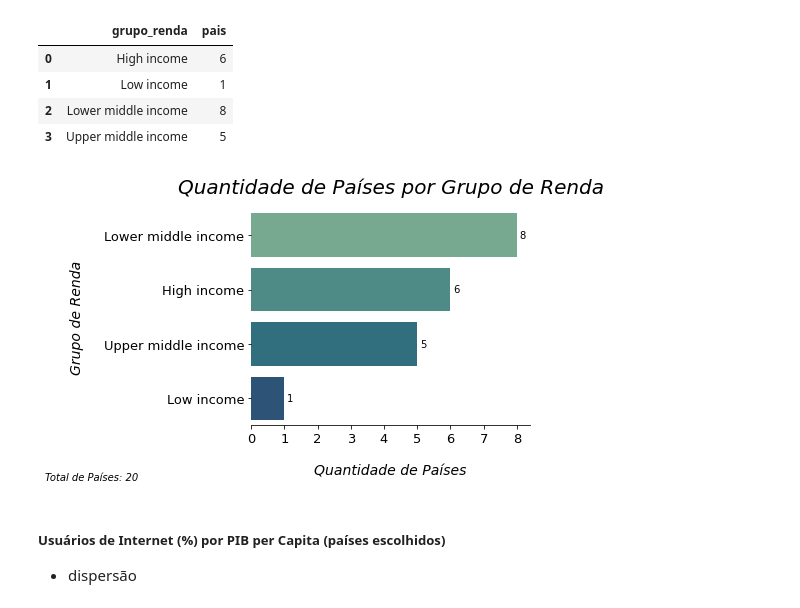
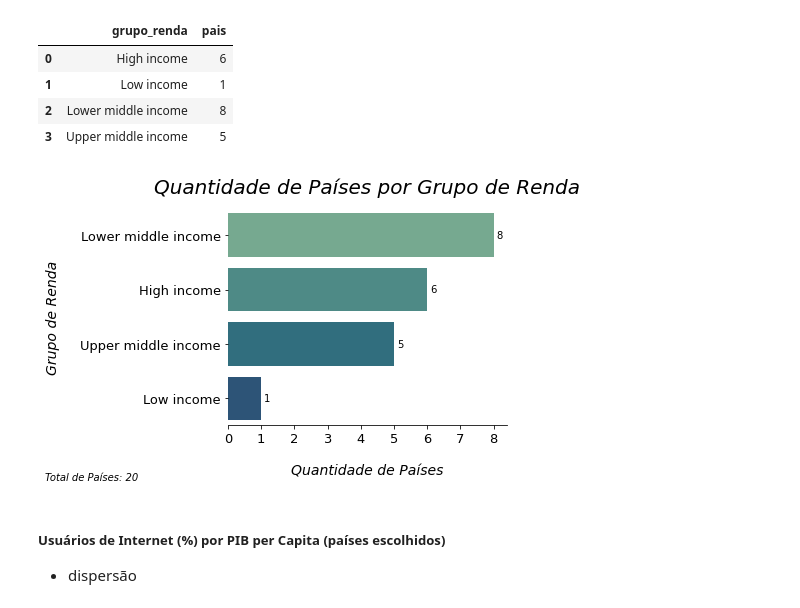
Before and after one commit to maafinotti/o_acesso_a_internet_no_mundo, a Jupyter notebook: internet_mundo.ipynb, the cells around one changed output. Drawn from its saved outputs; the diff is of its cells as text; code cells hidden in the pictures.

```diff
--- a/internet_mundo.ipynb
+++ b/internet_mundo.ipynb
@@ -277,27 +277,27 @@ pais_renda
 # %%
 #criando uma figura
 fig, ax = plt.subplots(figsize = (5,4))
 #criando o gráfico
 sns.barplot(x = 'pais', y = 'grupo_renda', data = pais_renda.sort_values(by = 'pais', ascending = False), palette = 'crest')
 #colocando um título
 ax.set_title('Quantidade de Países por Grupo de Renda', fontsize = "20", style = "italic", loc = "center", pad = 15)
 #mudando o nome do eixo x e y
 ax.set_xlabel('Quantidade de Países', fontsize = "14", style = "italic", labelpad = 18)
 ax.set_ylabel('Grupo de Renda', fontsize = "14", style = "italic", labelpad = 20)
 
 plt.xticks(fontsize = 13)
 plt.yticks(fontsize = 13)
 
 for container in ax.containers:
     ax.bar_label(container,size=10,fmt='%.0f', label_type = 'edge', padding = 3)
 
 #tirando o contorno do gráfico
 sns.despine(left=True)
 
-plt.text(-6.2, 4.5,'Total de Países: 20', fontsize=10, style = 'italic')
+plt.text(-5.5, 4.5,'Total de Países: 20', fontsize=10, style = 'italic')
 plt.savefig("static\img\pais_renda.png", dpi=300, facecolor='white', bbox_inches='tight')
 # %% [output]
-[figure, old version]
+[figure, new version]
 # %% [markdown]
 ##### Usuários de Internet (%) por PIB per Capita (países escolhidos)
 - dispersão
```
Also changed, not shown: parts of 2 cells of this notebook, 16 other files.
